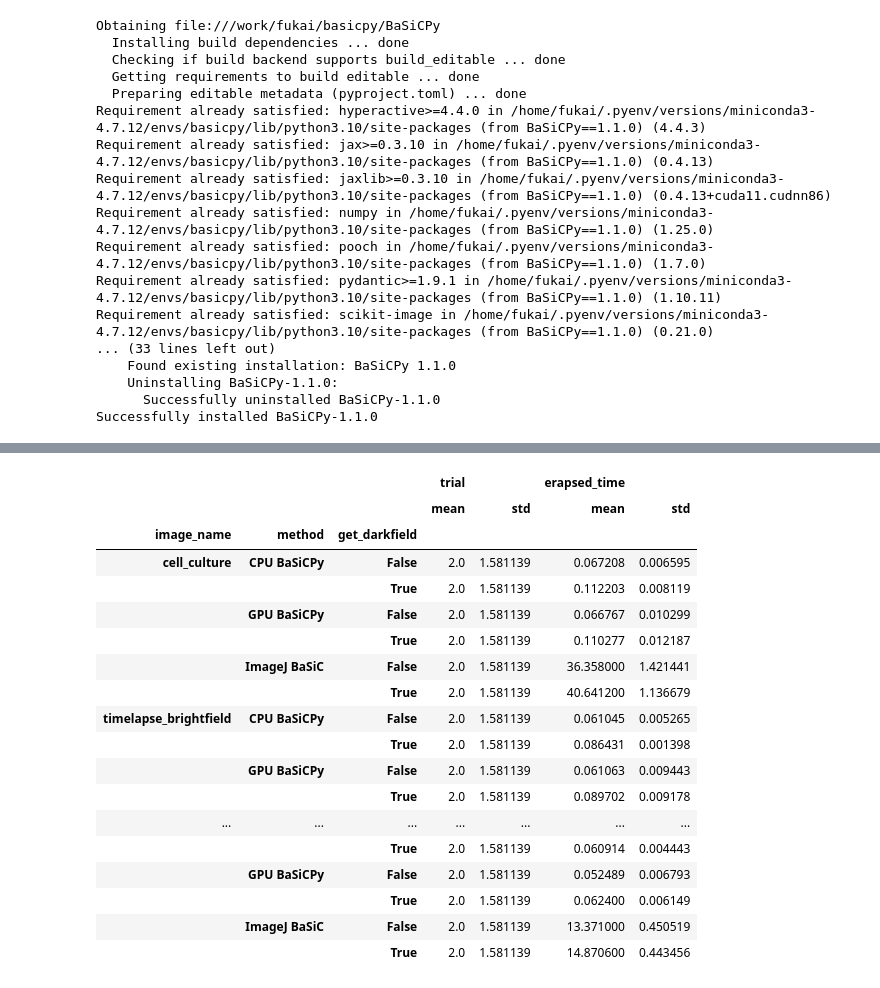
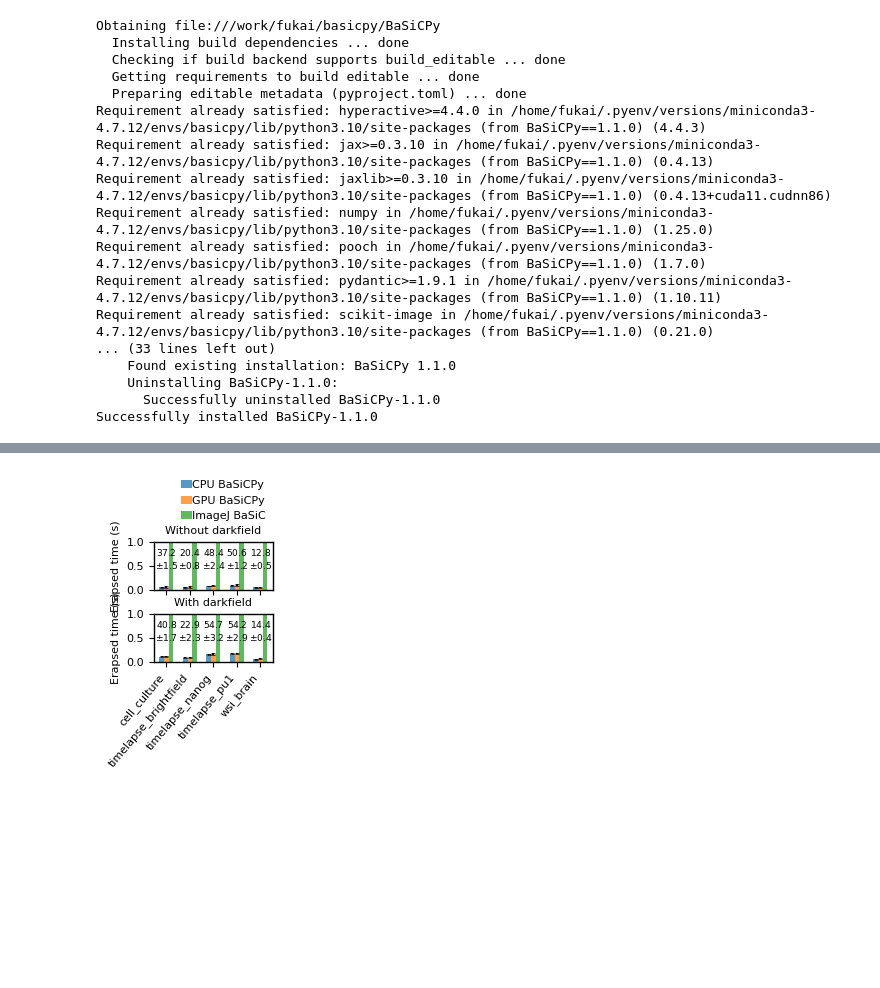
Before and after one commit to yfukai/BaSiCpy, a Jupyter notebook: misc_notebooks/analysis_for_publication/000_speed_benchmark.ipynb, the cells around one changed output, grey strips where cells are left out. Saved outputs shown, nothing was run; the diff lists cells and outputs as text; code cells hidden in the pictures; blank space fills up the shorter version.

```diff
--- a/misc_notebooks/analysis_for_publication/000_speed_benchmark.ipynb
+++ b/misc_notebooks/analysis_for_publication/000_speed_benchmark.ipynb
@@ -155,6 +141,8 @@ fitting_res_df_all = pd.concat([
 ])
 # %%
 fitting_res_df_all.reset_index().to_csv("time_benchmark.csv")
+# %%
+fitting_res_df_all = pd.read_csv("time_benchmark.csv",index_col=0)
 # %%
 for name in datasets.RESCALED_TEST_DATA_PROPS.keys():
     im1 = io.imread(imagedir/f"{name}_flatfield_no_darkfield.tif")
@@ -209,22 +197,30 @@ for name in datasets.RESCALED_TEST_DATA_PROPS.keys():
 # %%
-fitting_res_df_all.groupby(["image_name","method","get_darkfield"]).agg(["mean","std"])
+summarized_df = fitting_res_df_all.groupby(["image_name","method","get_darkfield"])["erapsed_time"].agg(["mean","std"]).reset_index()
-# %% [output]
-|  |  |  | trial |  | erapsed_time |  |
-|  |  |  | mean | std | mean | std |
-| image_name | method | get_darkfield |  |  |  |  |
-| cell_culture | CPU BaSiCPy | False | 2.0 | 1.581139 | 0.067208 | 0.006595 |
-|  |  | True | 2.0 | 1.581139 | 0.112203 | 0.008119 |
-|  | GPU BaSiCPy | False | 2.0 | 1.581139 | 0.066767 | 0.010299 |
-|  |  | True | 2.0 | 1.581139 | 0.110277 | 0.012187 |
-|  | ImageJ BaSiC | False | 2.0 | 1.581139 | 36.358000 | 1.421441 |
-|  |  | True | 2.0 | 1.581139 | 40.641200 | 1.136679 |
-| timelapse_brightfield | CPU BaSiCPy | False | 2.0 | 1.581139 | 0.061045 | 0.005265 |
-|  |  | True | 2.0 | 1.581139 | 0.086431 | 0.001398 |
-|  | GPU BaSiCPy | False | 2.0 | 1.581139 | 0.061063 | 0.009443 |
-|  |  | True | 2.0 | 1.581139 | 0.089702 | 0.009178 |
-| ... | ... | ... | ... | ... | ... | ... |
-|  |  | True | 2.0 | 1.581139 | 0.060914 | 0.004443 |
-|  | GPU BaSiCPy | False | 2.0 | 1.581139 | 0.052489 | 0.006793 |
-|  |  | True | 2.0 | 1.581139 | 0.062400 | 0.006149 |
-|  | ImageJ BaSiC | False | 2.0 | 1.581139 | 13.371000 | 0.450519 |
-|  |  | True | 2.0 | 1.581139 | 14.870600 | 0.443456 |
+# %%
+fig, axes = plt.subplots(2,1, figsize=(3.4/2,3),sharex=True, gridspec_kw=dict(hspace=0.5))
+image_names = sorted(datasets.RESCALED_TEST_DATA_PROPS.keys())
+for ax, (get_darkfield, grp) in zip(axes,summarized_df.groupby("get_darkfield")):
+    ax.set_title(f"{'With' if get_darkfield else 'Without'} darkfield")
+    for jj, (method, grp2) in enumerate(grp.groupby("method")):
+        xs = np.arange(len(image_names)) + jj*0.2
+        assert grp2["image_name"].values.tolist() == image_names
+        ys = grp2["mean"]
+        y_errs = grp2["std"]
+        ax.bar(xs, ys, yerr=y_errs, width=0.2, label=method,
+               capsize=1.5,alpha=0.75)
+        if method == "ImageJ BaSiC":
+            for x,y,yerr in zip(xs,ys,y_errs):
+                ax.text(x-0.2, 0.9,
+                        fr"${y:.1f}$""\n"fr"$\pm{yerr:.1f}$",
+                        ha="center", va="top", fontsize=6.5)
+    ax.set_ylabel('Erapsed time (s)')
+    ax.set_ylim(0,1)
+axes[0].legend(loc='lower right', ncols=1, bbox_to_anchor=(1,1.3))
+axes[1].set_xticks(np.arange(len(image_names))+0.2,
+                   image_names,
+                   rotation=50,
+                   ha="right",x=10)
+fig.subplots_adjust(bottom=0.35, left=0.275, right=0.975, top=0.75)
+fig.savefig("figs/fig1_time_benchmark.pdf")
+# %% [output]
+[figure, added]
```
Also changed, not shown: parts of 4 cells of this notebook, 7 other files.
